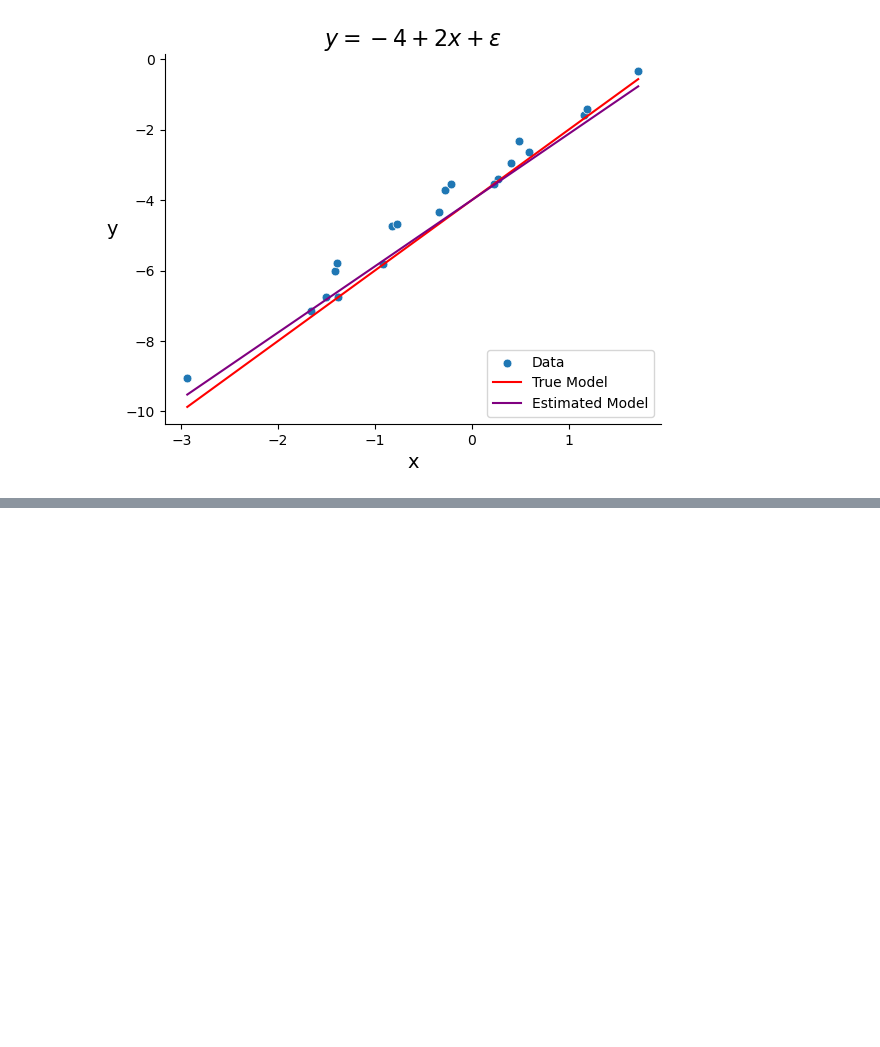
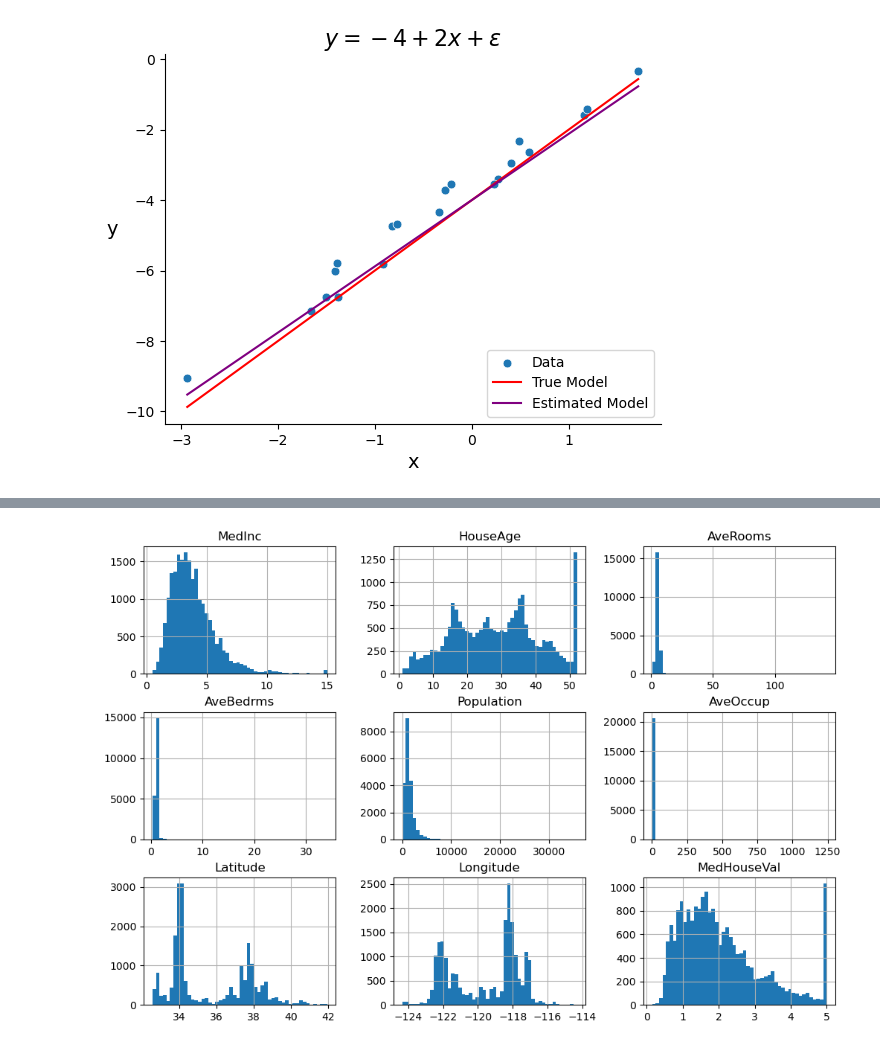
Before and after one commit to marcomarinodev/ml-basics, a Jupyter notebook: linear-regression.ipynb, the cells around one changed output, grey strips where cells are left out. Saved outputs shown, nothing was run; the diff lists cells and outputs as text; code cells hidden in the pictures; blank space fills up the shorter version.

```diff
--- a/linear-regression.ipynb
+++ b/linear-regression.ipynb
@@ -64,0 +69,3 @@ sns.despine()
+# %%
+housing = datasets.fetch_california_housing(as_frame=True)
+housing.frame.head()
@@ -64,0 +79,5 @@ sns.despine()
+# %%
+housing.frame.hist(bins=50, figsize=(12, 8))
+plt.show()
+# %% [output]
+[figure, added]
```
Also changed, not shown: parts of 11 cells of this notebook, 2 other files.
